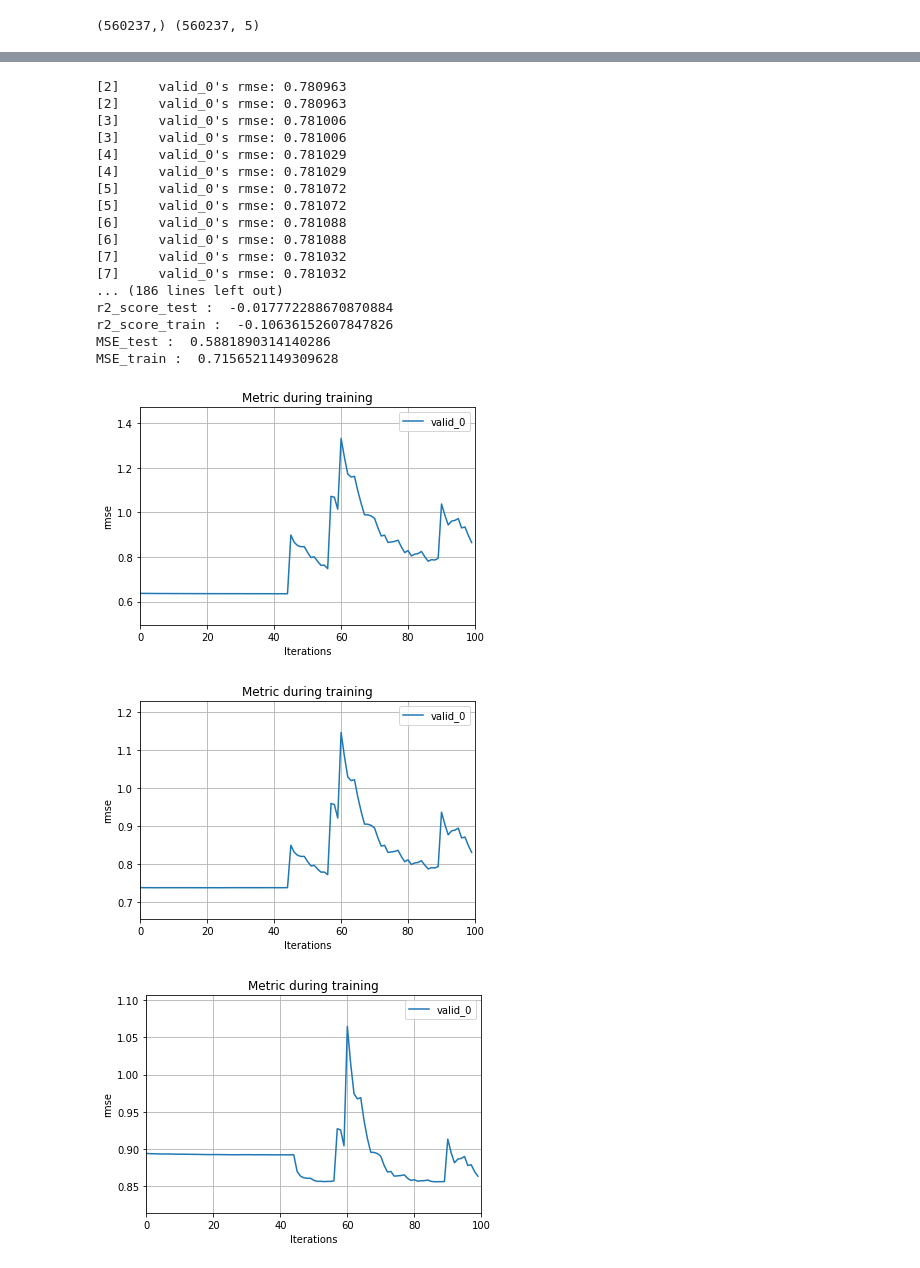
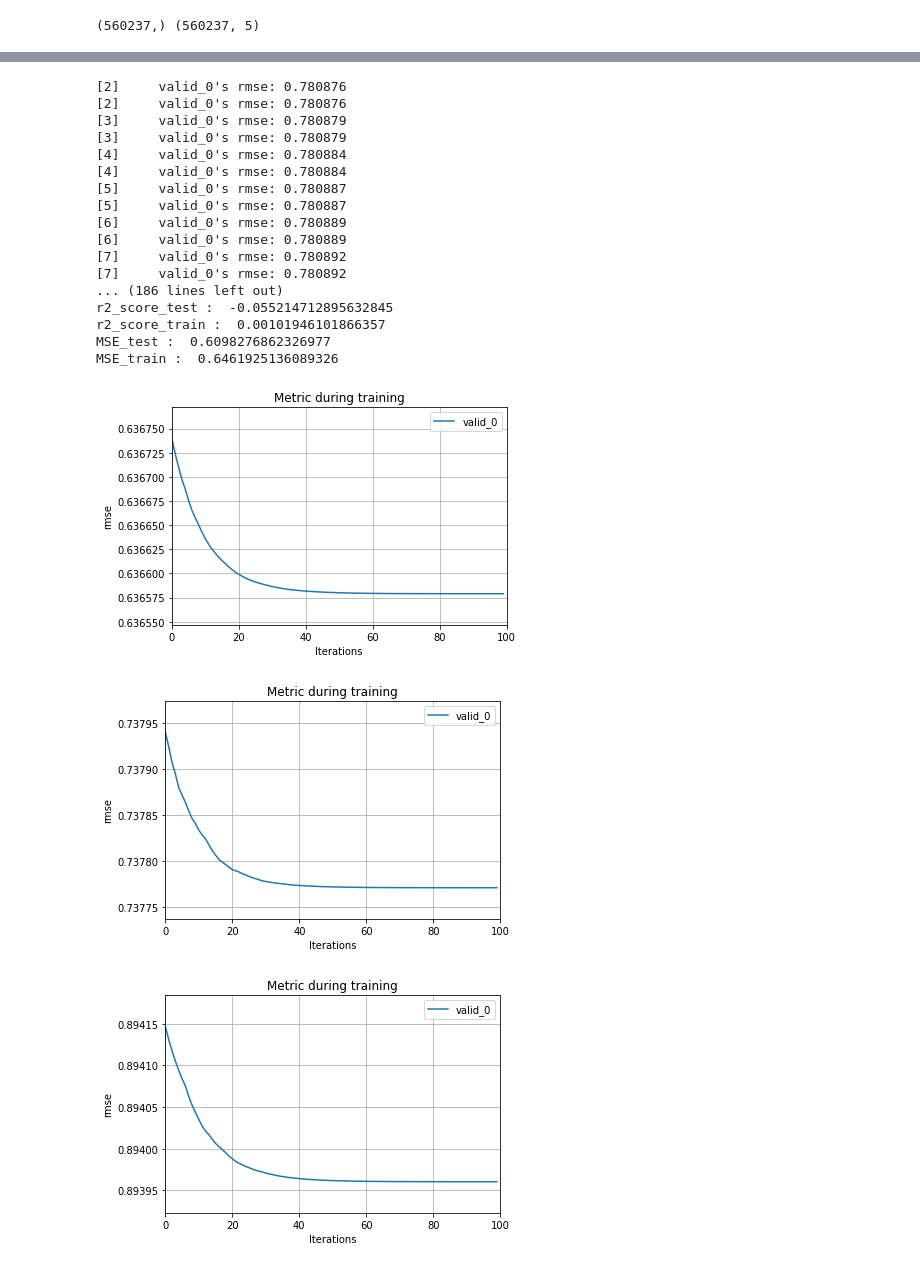
Before and after one commit to samruddhi221/Personality_prediction, a Jupyter notebook: personality_LGBM.ipynb, the cells around one changed output, grey strips where cells are left out. Drawn from its saved outputs; the diff is of its cells as text; code cells hidden in the pictures.

Commit message:
imrpoved LGBM

```diff
--- a/personality_LGBM.ipynb
+++ b/personality_LGBM.ipynb
@@ -13,7 +14,7 @@ import lightgbm as lgb
 from sklearn.metrics import r2_score, mean_squared_error
 import pickle
 # %%
-MODEL_PATH = "/content/drive/Shared drives/CMPE-255/Trained Models"
+MODEL_PATH = "/content/drive/My Drive/Colab Notebooks/data_personality/IPIP-FFM-data-8Nov2018/models/"
 DATASET2_PATH = "/content/drive/Shared drives/CMPE-255/final_df.csv"
 FB_DATA_PATH = "/content/drive/Shared drives/CMPE-255/fb_status_data.csv"
 # %%
@@ -34,6 +35,7 @@ y_test = fb_status_dataset.drop(drop_list, axis=1)
 # %%
 #model 2: Light GBM
 params = {
+        'learning_rate' : 0.05,
         'boosting' : 'dart',
         'application': 'regression',
         'max_depth': 10,
@@ -43,7 +45,7 @@ params = {
 
 es = lgb.early_stopping(stopping_rounds=10, verbose=True)
 print_ev = lgb.print_evaluation(period=1, show_stdv=True)
-#rate_decay = lgb.reset_parameter(learning_rate = lambda current_round: 0.01 * current_round)
+rate_decay = lgb.reset_parameter(learning_rate = lambda current_round: 0.01 * math.exp(-0.1 * current_round))
 # %%
 traits = ['sOPN', 'sCON', 'sEXT', 'sAGR', 'sNEU']
 y_pred = {}
@@ -58,7 +60,7 @@ for trait in traits:
   train_set = lgb.Dataset(X, y_df[trait])
   test_set = lgb.Dataset(X_t, y_test[trait])
 
-  model2_lb = lgb.train(params, train_set = train_set, valid_sets = test_set, num_boost_round=100, evals_result=evals_result, callbacks=[es, print_ev])
+  model2_lb = lgb.train(params, train_set = train_set, valid_sets = test_set, num_boost_round=100, evals_result=evals_result, callbacks=[es, print_ev, rate_decay])
 
   y_pred[trait] = model2_lb.predict(X_t, num_iteration = model2_lb.best_iteration)
   val_score = r2_score(y_test[trait], y_pred[trait])
@@ -74,9 +76,8 @@ for trait in traits:
   print("MSE_train : ", mse_train)
 
   lgb.plot_metric(evals_result)
-  '''
-  with open(MODEL_PATH + 'ridgeReg/' + trait + '_model_lr.pkl', 'wb') as f:
+
+  with open(MODEL_PATH + 'LGBM/' + trait + '_model_lgbm.pkl', 'wb') as f:
             # Write the model to a file.
-    pickle.dump(model1, f)
-  '''
+    pickle.dump(model2_lb, f)
 # %% [output]
@@ -153,20 +154,20 @@ MSE_train :  0.6072552803163881
-[2]     valid_0's rmse: 0.780963
-[2]     valid_0's rmse: 0.780963
-[3]     valid_0's rmse: 0.781006
-[3]     valid_0's rmse: 0.781006
-[4]     valid_0's rmse: 0.781029
-[4]     valid_0's rmse: 0.781029
-[5]     valid_0's rmse: 0.781072
-[5]     valid_0's rmse: 0.781072
-[6]     valid_0's rmse: 0.781088
-[6]     valid_0's rmse: 0.781088
-[7]     valid_0's rmse: 0.781032
-[7]     valid_0's rmse: 0.781032
+[2]     valid_0's rmse: 0.780876
+[2]     valid_0's rmse: 0.780876
+[3]     valid_0's rmse: 0.780879
+[3]     valid_0's rmse: 0.780879
+[4]     valid_0's rmse: 0.780884
+[4]     valid_0's rmse: 0.780884
+[5]     valid_0's rmse: 0.780887
+[5]     valid_0's rmse: 0.780887
+[6]     valid_0's rmse: 0.780889
+[6]     valid_0's rmse: 0.780889
+[7]     valid_0's rmse: 0.780892
+[7]     valid_0's rmse: 0.780892
 ... (186 lines left out)
-r2_score_test :  -0.017772288670870884
-r2_score_train :  -0.10636152607847826
-MSE_test :  0.5881890314140286
-MSE_train :  0.7156521149309628
+r2_score_test :  -0.055214712895632845
+r2_score_train :  0.00101946101866357
+MSE_test :  0.6098276862326977
+MSE_train :  0.6461925136089326
-[figure, old version]
+[figure, new version]
-[figure, old version]
+[figure, new version]
-[figure, old version]
+[figure, new version]
```
Also changed, not shown: parts of 2 cells of this notebook.
